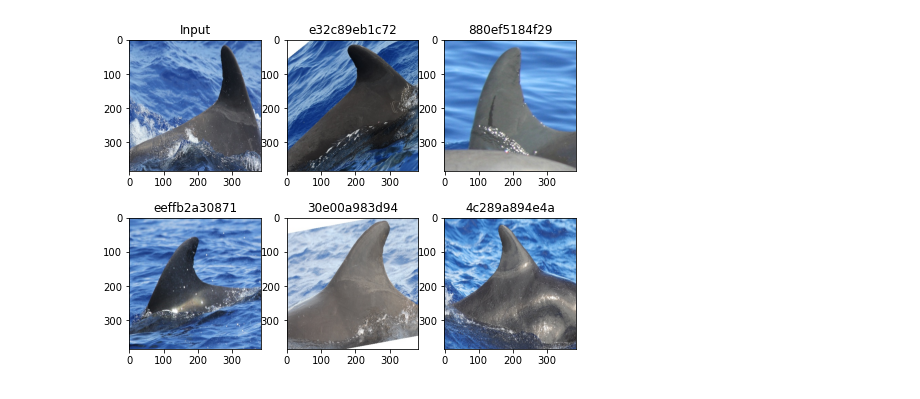
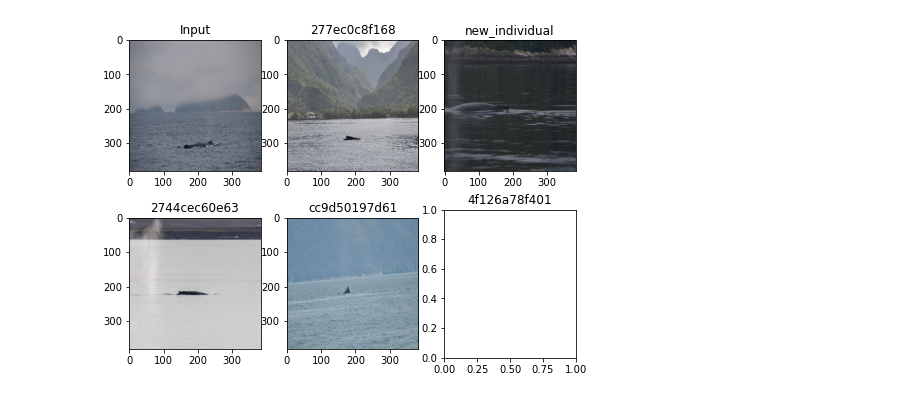
Before and after one commit to ptran1203/whale, a Jupyter notebook: compute_sim.ipynb, the cells around one changed output. Drawn from its saved outputs; the diff is of its cells as text; code cells hidden in the pictures.

```diff
--- a/compute_sim.ipynb
+++ b/compute_sim.ipynb
@@ -24,8 +40,9 @@ def compute_sim(train_embs, test_embs):
         for img_id in d.image.values:
             if img_id in train_embs:
                 label2emb[label].append(train_embs[img_id])
+
     for k, v in label2emb.items():
-        avg = np.mean(np.stack(v),0)
+        avg = np.mean(np.stack(v), 0)
         label2emb[k] = avg / np.linalg.norm(avg)
 
     train_k, train_v = dict2list(label2emb)
@@ -37,10 +54,15 @@ def compute_sim(train_embs, test_embs):
 
     for i, scores in enumerate(tqdm(cos)):
         sort_idx = np.argsort(scores)[::-1]
-        records.append([test_k[i], " ".join([train_k[j] for j in sort_idx[:5]])])
-        best = scores[sort_idx[0]]
-        # if best >= 0.5:
-        #     print(best)
+        top5 = [train_k[j] for j in sort_idx[:5]]
+
+        for j in range(5):
+            sim_score = scores[sort_idx[j]]
+            if j == 1:#sim_score < 0.5:
+                top5 = top5[:j] + ['new_individual'] + top5[j:4]
+                break
+
+        records.append([test_k[i], " ".join(top5)])
 
     sim_df = pd.DataFrame(records, columns=['image', 'predictions'])
     sim_df[["image", "predictions"]].to_csv("submission.csv", index=False)
@@ -50,27 +72,29 @@ sim_df = compute_sim(train_embs, test_embs)
 # %%
 def random_show(sim_df):
     sample = sim_df.iloc[np.random.choice(sim_df.index)]
     img1 = cv2.imread(f'D:/whale_data/test_images-384-384/test_images-384-384/{sample.image}')[:, :, ::-1]
     imgs = [img1]
 
     ids = sample.predictions.split(" ")
     for i in range(5):
-        path = train_df[train_df.individual_id == ids[i]].values[0][0]
-        img = cv2.imread(f'D:/whale_data/train_images-384-384/train_images-384-384/{path}')[:, :, ::-1]
-        imgs.append(img)
+        if ids[i] != 'new_individual':
+            path = train_df[train_df.individual_id == ids[i]].values[0][0]
+            img = cv2.imread(f'D:/whale_data/train_images-384-384/train_images-384-384/{path}')[:, :, ::-1]
+            imgs.append(img)
 
     fig = plt.figure(figsize=(8, 6))
     columns = 3
     rows = 2
     for i in range(0, columns*rows):
         fig.add_subplot(rows, columns, i+1)
         if i == 0:
             plt.title('Input')
         else:
             plt.title(ids[i-1])
-        plt.imshow(imgs[i])
+        if i < len(imgs):
+            plt.imshow(imgs[i])
     plt.show()
 
 random_show(sim_df)
 # %% [output]
-[figure, old version]
+[figure, new version]
```
Also changed, not shown: parts of 3 cells of this notebook, 2 other files.
